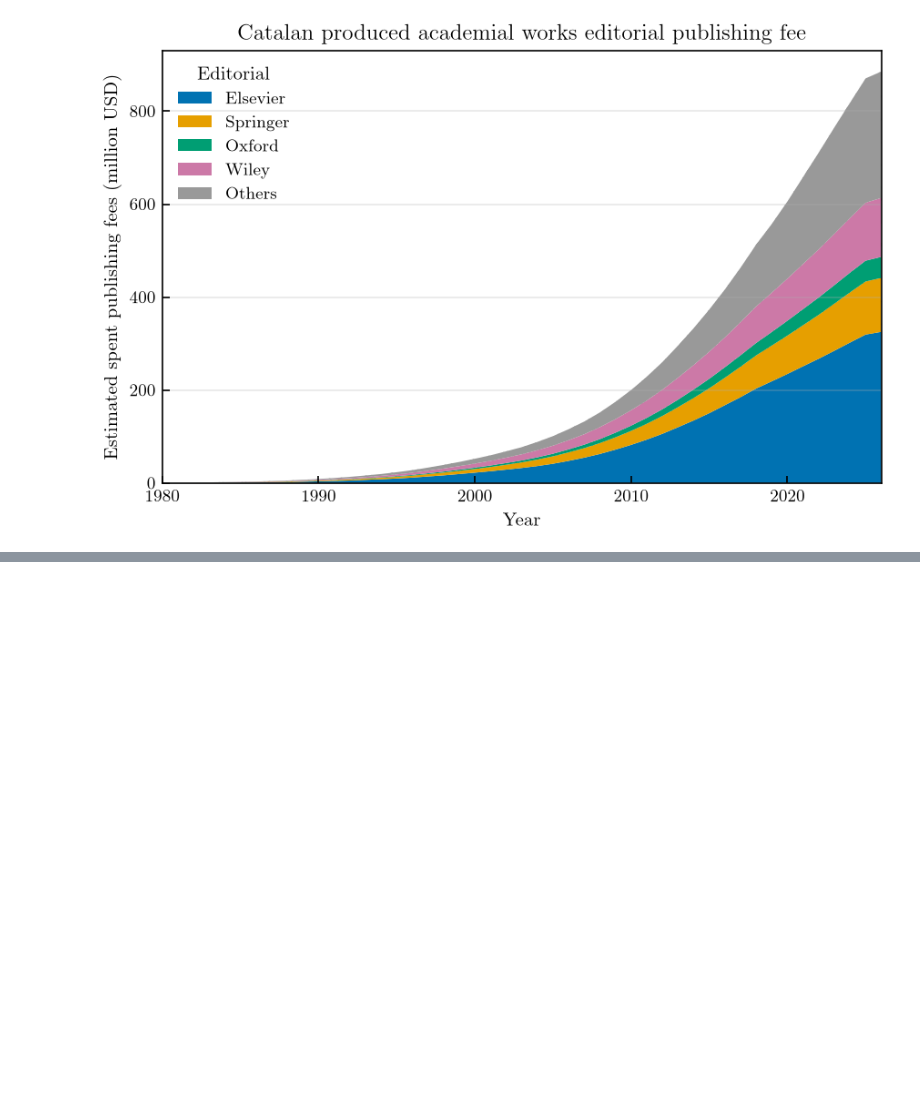
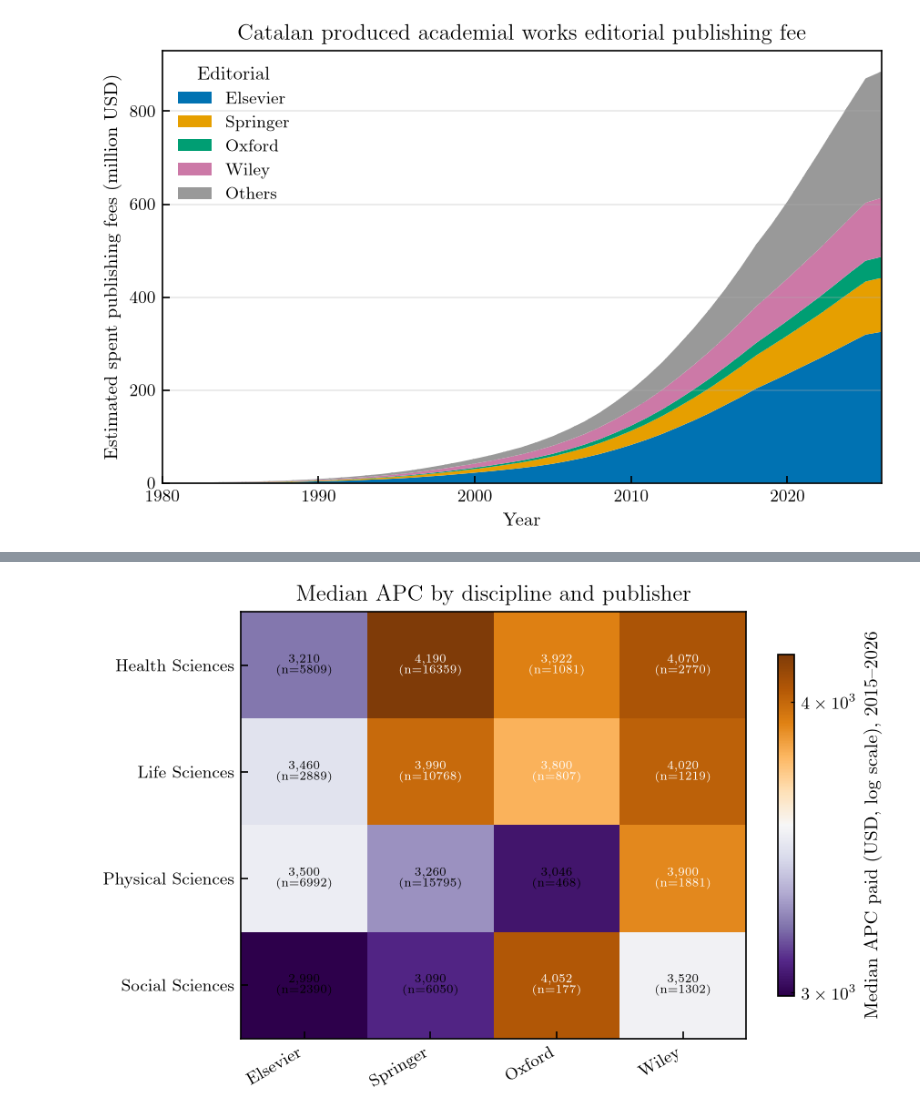
Before and after one commit to AdriRed/science-squared-avbd, a Jupyter notebook: notebooks/adri_03_plots.ipynb, the cells around one changed output, grey strips where cells are left out. Saved outputs shown, nothing was run; the diff lists cells and outputs as text; code cells hidden in the pictures; blank space fills up the shorter version.

```diff
--- a/notebooks/adri_03_plots.ipynb
+++ b/notebooks/adri_03_plots.ipynb
@@ -18,4 +15,14 @@ FIGS = Path('../plots/adri')
 FIGS.mkdir(exist_ok=True)
 EXTERNAL = DATA/'external'
 PROCESSED = DATA/'processed'
+# %%
+import pandas as pd
+import numpy as np
+import matplotlib.pyplot as plt
+
+# ---------- 1. Cargar ----------
+works  = pd.read_parquet(EXTERNAL/'works.parquet')
+papers = pd.read_parquet(EXTERNAL/'papers_cleaned.gencat.parquet')
+hosts  = pd.read_parquet(EXTERNAL/'host_orgs.parquet')
+fields = pd.read_parquet(EXTERNAL/'fields.parquet')
 # %%
@@ -153,0 +193,6 @@ plt.show()
+# %%
+works_fields = works[['openalex_id','primary_topic_field_id']].merge(
+    fields, left_on='primary_topic_field_id', right_on='field_id', how='left')
+
+df = df.merge(works_fields[['openalex_id','field_name','domain_name']],
+              on='openalex_id', how='left')
@@ -153,0 +203,65 @@ plt.show()
+# %%
+import numpy as np
+import matplotlib.pyplot as plt
+from matplotlib.colors import LogNorm
+from lib.latex_plots import configure_matplotlib
+configure_matplotlib()
+order = ['Elsevier', 'Springer', 'Oxford', 'Wiley']
+# --- ¿desde qué año hay cobertura real de APC? ---
+cov_year = (df.assign(has_paid=df['apc_paid_value_usd'] > 0)
+              .groupby('year')['has_paid'].mean())
+print(cov_year.round(3).tail(25))
+# Elige YEAR_MIN donde la cobertura sea > ~10-20%
+
+YEAR_MIN = 2015
+N_MIN = 10
+
+sub = df[(df['year'] >= YEAR_MIN) & (df['apc_paid_value_usd'] > 0)]
+
+# Mediana + n por celda
+agg = (sub.groupby(['domain_name', 'group'])['apc_paid_value_usd']
+          .agg(median='median', n='size')
+          .reset_index())
+
+med = agg.pivot(index='domain_name', columns='group', values='median')
+n   = agg.pivot(index='domain_name', columns='group', values='n')
+
+# Reordena por filas: dominio con mayor mediana global arriba
+med = med.reindex(columns=order)
+row_order = med.median(axis=1).sort_values(ascending=False).index
+med = med.loc[row_order]; n = n.loc[row_order]
+
+# Enmascara celdas con pocos datos
+med_plot = med.mask(n < N_MIN)
+
+# --- Figura ---
+fig, ax = plt.subplots(figsize=(6, 4), dpi=150)
+im = ax.imshow(med_plot.values, aspect='auto',
+               cmap='PuOr_r',
+               norm=LogNorm(vmin=max(med_plot.min().min(), 100),
+                            vmax=med_plot.max().max()))
+
+ax.set_xticks(range(len(med_plot.columns)))
+ax.set_xticklabels(med_plot.columns, rotation=30, ha='right')
+ax.set_yticks(range(len(med_plot.index)))
+ax.set_yticklabels(med_plot.index)
+
+# Anotar mediana + n (n en gris pequeño)
+for i in range(med_plot.shape[0]):
+    for j in range(med_plot.shape[1]):
+        v, nn = med_plot.iloc[i, j], n.iloc[i, j]
+        if np.isnan(v):
+            ax.text(j, i, f'n={int(nn)}' if not np.isnan(nn) else '',
+                    ha='center', va='center', fontsize=6, color='lightgray')
+        else:
+            ax.text(j, i, f'{v:,.0f}\n(n={int(nn)})',
+                    ha='center', va='center', fontsize=6,
+                    color='white' if v > med_plot.stack().median() else 'black')
+
+cbar = fig.colorbar(im, ax=ax, shrink=0.8)
+cbar.set_label(f'Median APC paid (USD, log scale), {YEAR_MIN}–{df.year.max()}')
+ax.set_title('Median APC by discipline and publisher')
+plt.tight_layout()
+plt.savefig(FIGS/'apc_heatmap_domain_publisher.pdf', bbox_inches='tight')
+plt.show()
+# %% [output]
@@ -153,0 +285 @@ plt.show()
+[figure, added]
```
Also changed, not shown: parts of 6 cells of this notebook, 4 other files.
